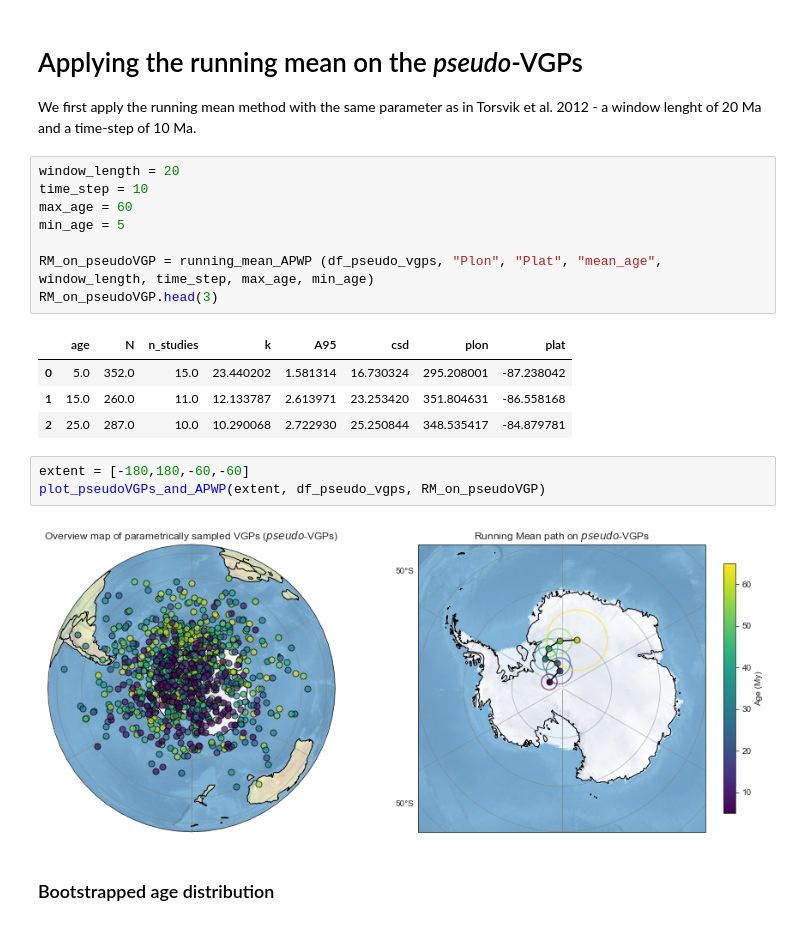
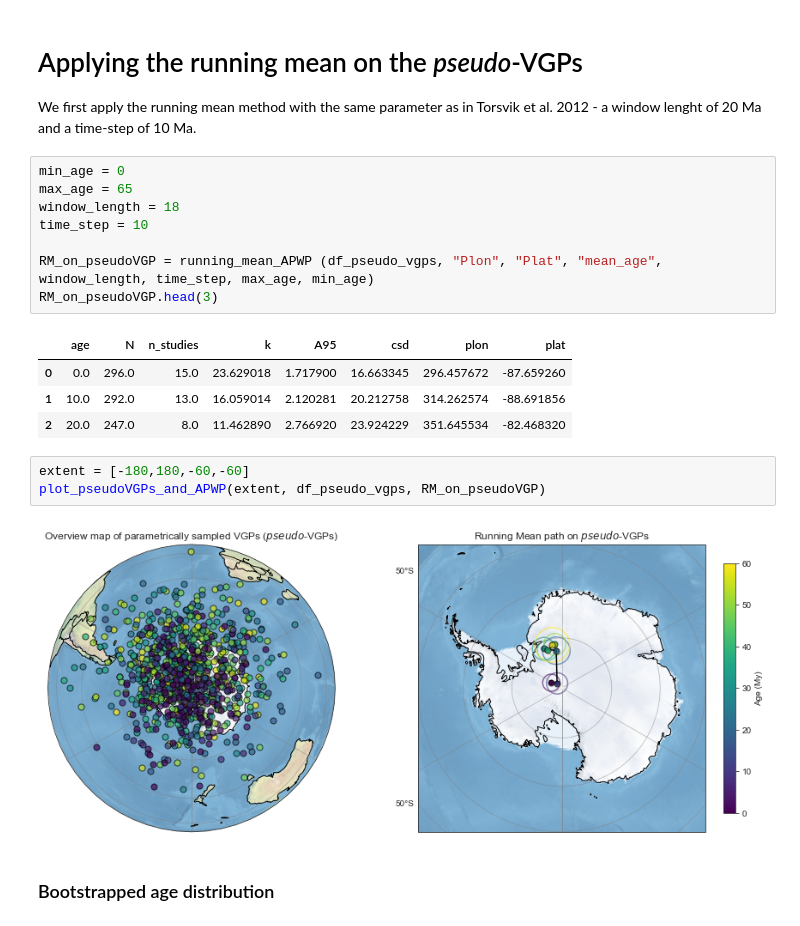
Before and after one commit to PolarWandering/Young_CEED, a Jupyter notebook: 3_APWP_simlated vgp-based APWP.ipynb, the cells around one changed output. Cells and saved outputs as stored; diff of their text form.

```diff
--- a/3_APWP_simlated vgp-based APWP.ipynb
+++ b/3_APWP_simlated vgp-based APWP.ipynb
@@ -95,23 +94,23 @@ Wall time: 149 ms
 # Applying the running mean on the *pseudo*-VGPs
 We first apply the running mean method with the same parameter as in Torsvik et al. 2012 - a window lenght of 20 Ma and a time-step of 10 Ma.
 # %%
-window_length = 20
+min_age = 0
+max_age = 65
+window_length = 18
 time_step = 10
-max_age = 60
-min_age = 5
 
 RM_on_pseudoVGP = running_mean_APWP (df_pseudo_vgps, "Plon", "Plat", "mean_age", window_length, time_step, max_age, min_age)
 RM_on_pseudoVGP.head(3)
 # %% [output]
 |  | age | N | n_studies | k | A95 | csd | plon | plat |
-| 0 | 5.0 | 352.0 | 15.0 | 23.440202 | 1.581314 | 16.730324 | 295.208001 | -87.238042 |
-| 1 | 15.0 | 260.0 | 11.0 | 12.133787 | 2.613971 | 23.253420 | 351.804631 | -86.558168 |
-| 2 | 25.0 | 287.0 | 10.0 | 10.290068 | 2.722930 | 25.250844 | 348.535417 | -84.879781 |
+| 0 | 0.0 | 296.0 | 15.0 | 23.629018 | 1.717900 | 16.663345 | 296.457672 | -87.659260 |
+| 1 | 10.0 | 292.0 | 13.0 | 16.059014 | 2.120281 | 20.212758 | 314.262574 | -88.691856 |
+| 2 | 20.0 | 247.0 | 8.0 | 11.462890 | 2.766920 | 23.924229 | 351.645534 | -82.468320 |
 # %%
 extent = [-180,180,-60,-60]
 plot_pseudoVGPs_and_APWP(extent, df_pseudo_vgps, RM_on_pseudoVGP)
 # %% [output]
-[figure, old version]
+[figure, new version]
 # %% [markdown]
 ### Bootstrapped age distribution
 # %%
```
Also changed, not shown: parts of 7 cells of this notebook, 5 other files.
